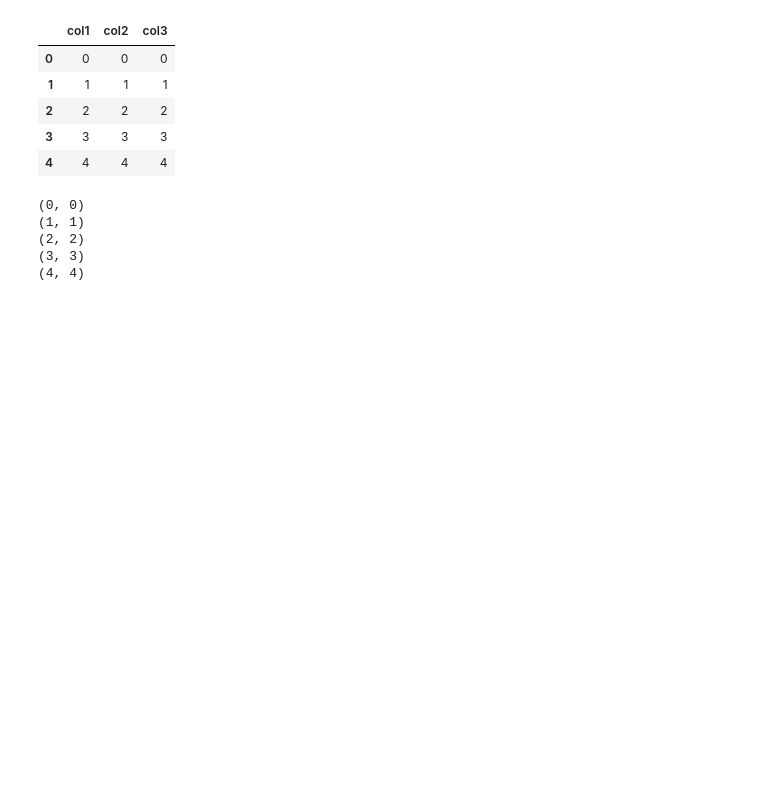
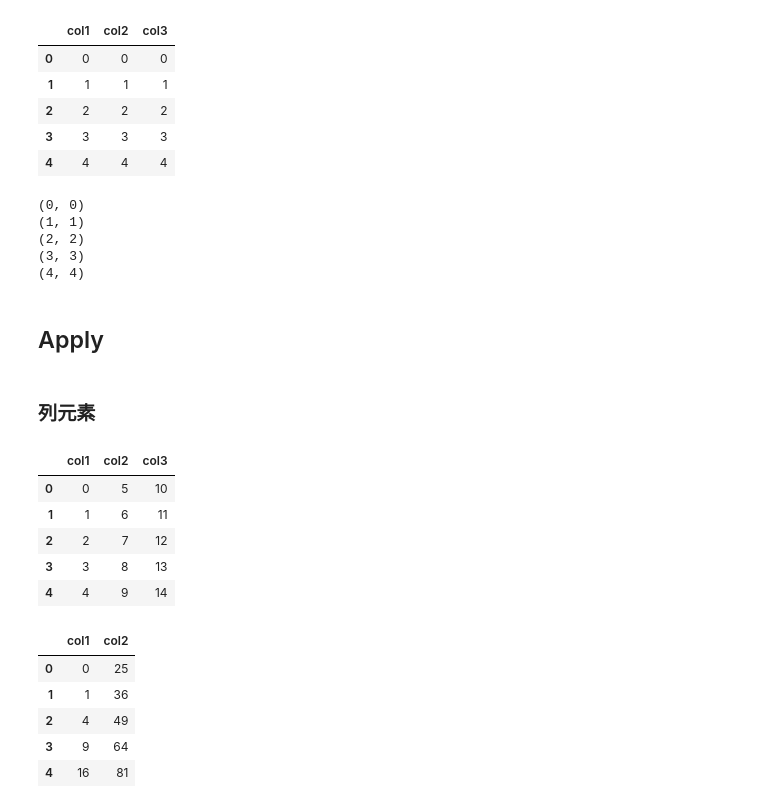
Before and after one commit to jiexiao111/hexo_jiexiao, a Jupyter notebook: _ipynb/Pandas 学习.ipynb, the cells around one changed output. Drawn from its saved outputs; the diff is of its cells as text; code cells hidden in the pictures; blank space fills up the shorter version.

```diff
--- a/_ipynb/Pandas 学习.ipynb
+++ b/_ipynb/Pandas 学习.ipynb
@@ -191,3 +191,25 @@ for idx,row in df.iterrows():
 (2, 2)
 (3, 3)
 (4, 4)
+# %% [markdown]
+## Apply
+# %% [markdown]
+### 列元素
+# %%
+import pandas as pd
+df = pd.DataFrame({'col1': range(5), 'col2': range(5, 10), 'col3': range(10, 15)})
+df
+df.loc[:, ['col1', 'col2']].apply(lambda x: x * x)
+# %% [output]
+|  | col1 | col2 | col3 |
+| 0 | 0 | 5 | 10 |
+| 1 | 1 | 6 | 11 |
+| 2 | 2 | 7 | 12 |
+| 3 | 3 | 8 | 13 |
+| 4 | 4 | 9 | 14 |
+|  | col1 | col2 |
+| 0 | 0 | 25 |
+| 1 | 1 | 36 |
+| 2 | 4 | 49 |
+| 3 | 9 | 64 |
+| 4 | 16 | 81 |
```
Also changed, not shown: parts of 14 cells of this notebook, 2 other files.
